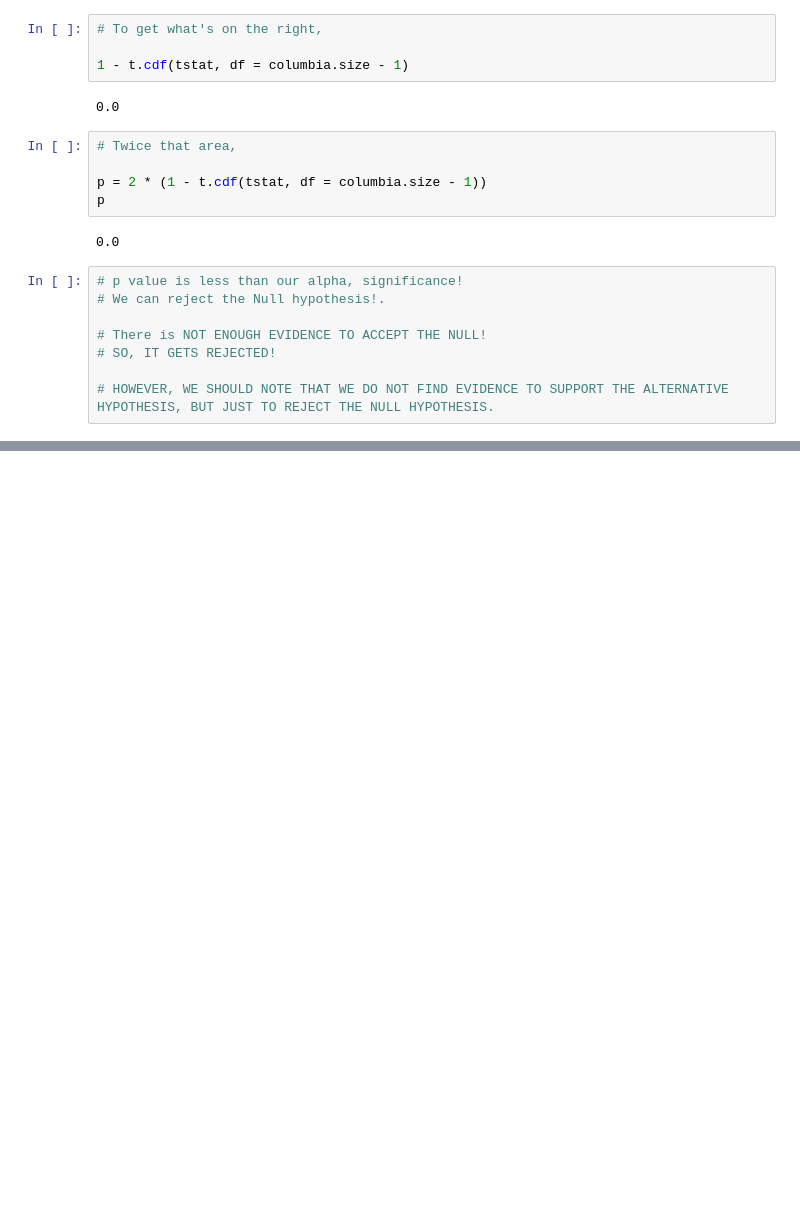
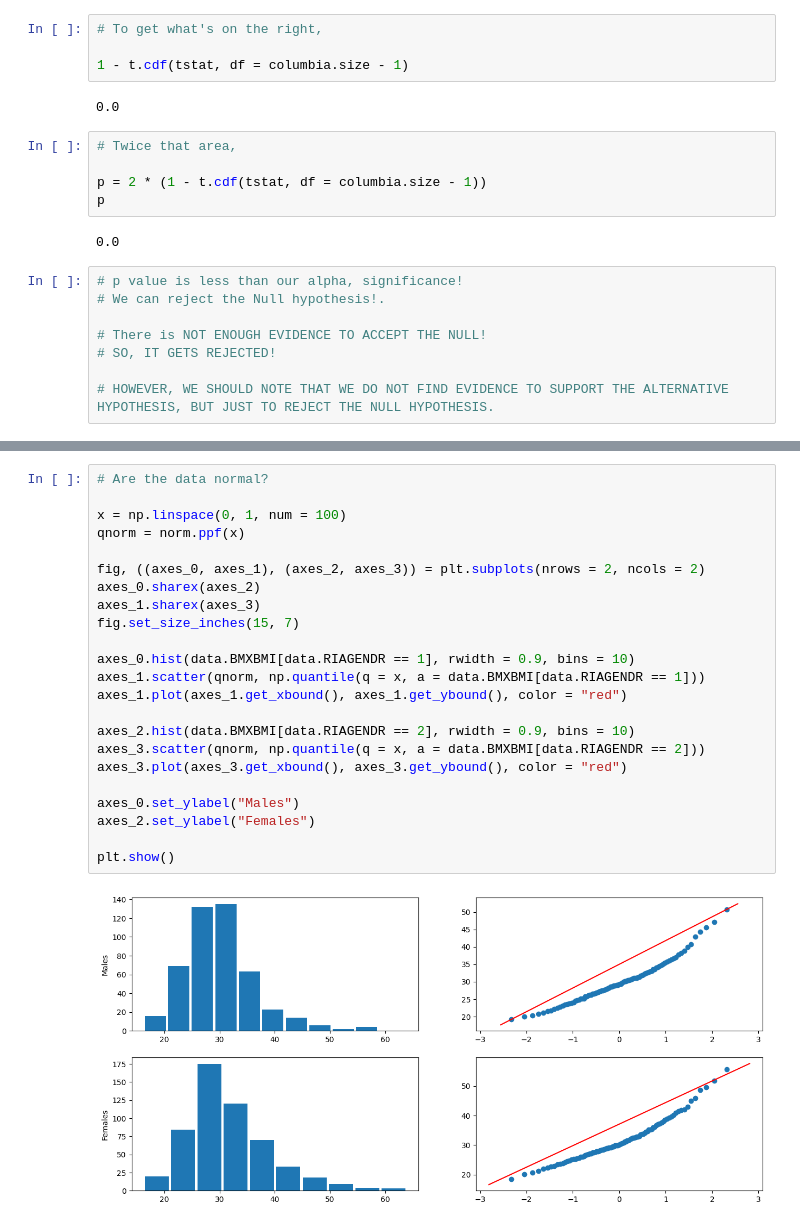
Before and after one commit to anoban/Inferential-Statistical-Analysis-with-Python, a Jupyter notebook: anoban/Testing For Difference in Population Means.ipynb, the cells around one changed output, grey strips where cells are left out. Cells and saved outputs as stored; diff of their text form; blank space fills up the shorter version.

```diff
--- a/anoban/Testing For Difference in Population Means.ipynb
+++ b/anoban/Testing For Difference in Population Means.ipynb
@@ -180,0 +269,25 @@ p
+# %%
+# Are the data normal?
+
+x = np.linspace(0, 1, num = 100)
+qnorm = norm.ppf(x)
+
+fig, ((axes_0, axes_1), (axes_2, axes_3)) = plt.subplots(nrows = 2, ncols = 2)
+axes_0.sharex(axes_2)
+axes_1.sharex(axes_3)
+fig.set_size_inches(15, 7)
+
+axes_0.hist(data.BMXBMI[data.RIAGENDR == 1], rwidth = 0.9, bins = 10)
+axes_1.scatter(qnorm, np.quantile(q = x, a = data.BMXBMI[data.RIAGENDR == 1]))
+axes_1.plot(axes_1.get_xbound(), axes_1.get_ybound(), color = "red")
+
+axes_2.hist(data.BMXBMI[data.RIAGENDR == 2], rwidth = 0.9, bins = 10)
+axes_3.scatter(qnorm, np.quantile(q = x, a = data.BMXBMI[data.RIAGENDR == 2]))
+axes_3.plot(axes_3.get_xbound(), axes_3.get_ybound(), color = "red")
+
+axes_0.set_ylabel("Males")
+axes_2.set_ylabel("Females")
+
+plt.show()
+# %% [output]
+[figure, added]
```
Also changed, not shown: parts of 27 cells of this notebook.
